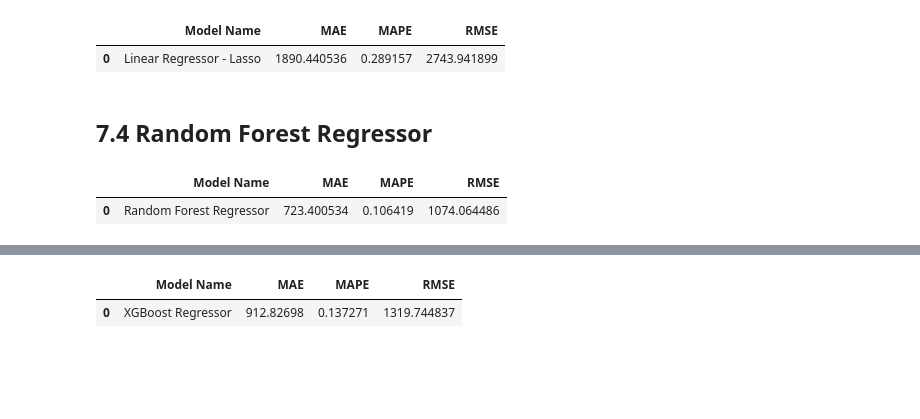
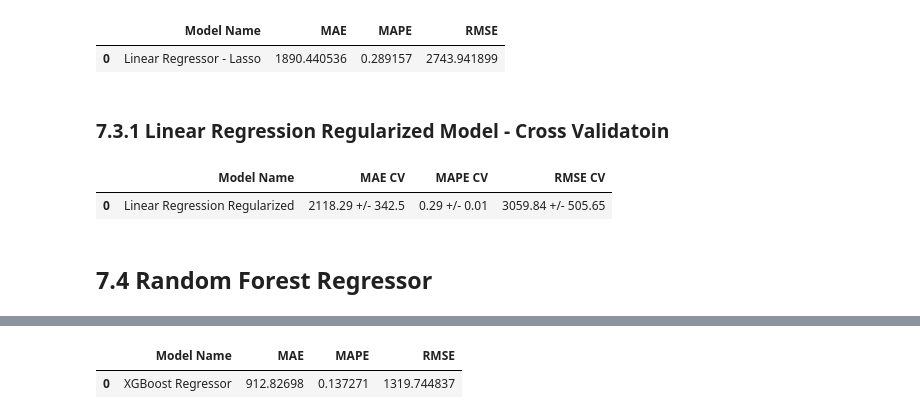
Before and after one commit to elielsantospaes/DS_em_Producao, a Jupyter notebook: Módulo_9_v1_store_sales_prediction.ipynb, the cells around one changed output, grey strips where cells are left out. Cells and saved outputs as stored; diff of their text form; code cells hidden in the pictures; blank space fills up the shorter version.

```diff
--- a/Módulo_9_v1_store_sales_prediction.ipynb
+++ b/Módulo_9_v1_store_sales_prediction.ipynb
@@ -1087,11 +1098,19 @@ lrr_result
 # %% [output]
 |  | Model Name | MAE | MAPE | RMSE |
 | 0 | Linear Regressor - Lasso | 1890.440536 | 0.289157 | 2743.941899 |
+# %% [markdown]
+### 7.3.1 Linear Regression Regularized Model - Cross Validatoin
+# %%
+lrr_result_cv = cross_validation(x_training, 5, 'Linear Regression Regularized', lrr)
+lrr_result_cv
+# %% [output]
+|  | Model Name | MAE CV | MAPE CV | RMSE CV |
+| 0 | Linear Regression Regularized | 2118.29 +/- 342.5 | 0.29 +/- 0.01 | 3059.84 +/- 505.65 |
 # %% [markdown]
 ## 7.4 Random Forest Regressor
 # %%
 # model
-rf = RandomForestRegressor(n_estimators = 10, max_depth = 50,  random_state = 42).fit(x_train, y_train)
+rf = RandomForestRegressor(n_estimators = 50, max_depth = 50,  random_state = 42).fit(x_train, y_train)
 
 # prediction
 yhat_rf = rf.predict(x_test)
@@ -1099,6 +1118,3 @@ yhat_rf = rf.predict(x_test)
 # performance
 rf_result = ml_error('Random Forest Regressor', np.expm1(y_test), np.expm1(yhat_rf))
 rf_result
-# %% [output]
-|  | Model Name | MAE | MAPE | RMSE |
-| 0 | Random Forest Regressor | 723.400534 | 0.106419 | 1074.064486 |
```
Also changed, not shown: parts of 18 cells of this notebook.
